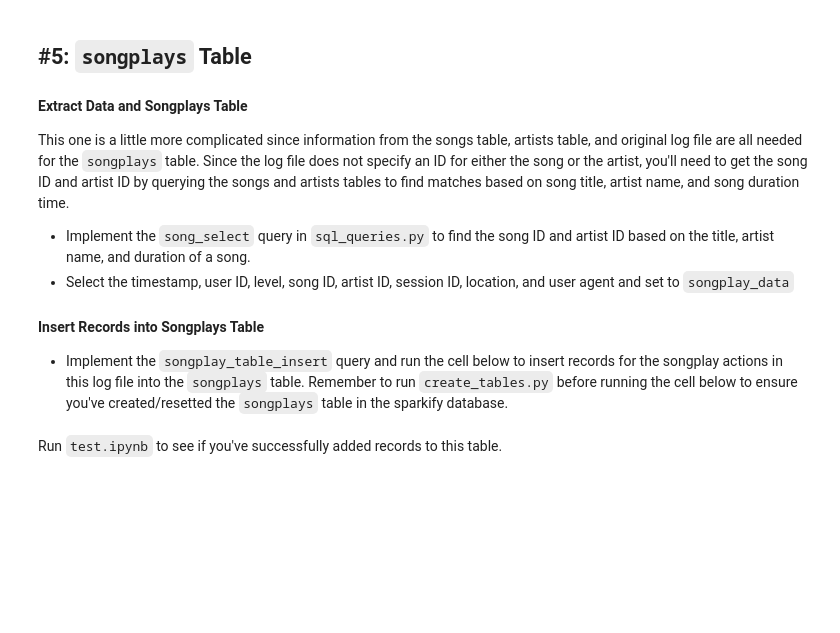
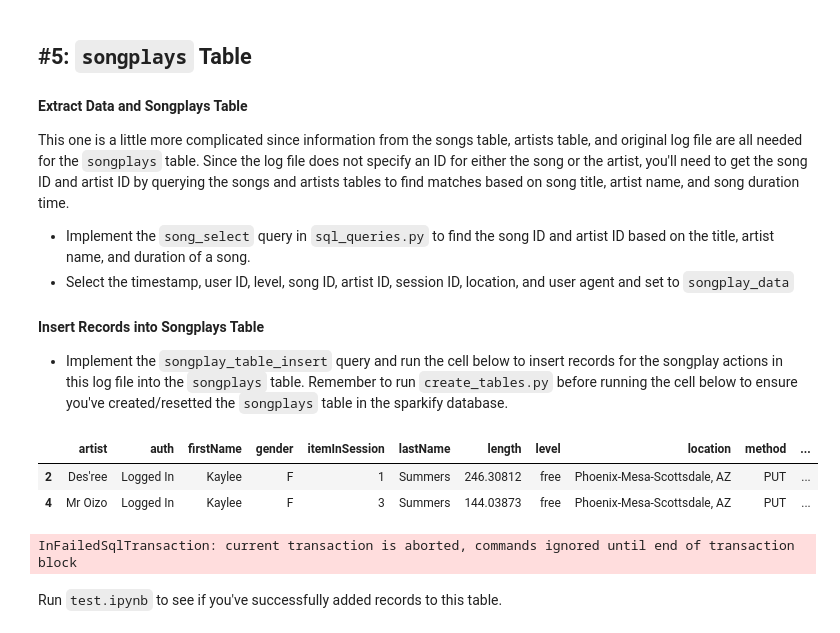
Before and after one commit to cnrd-dev/sparkify-data-model-postgress, a Jupyter notebook: etl.ipynb, the cells around one changed output. Drawn from its saved outputs; the diff is of its cells as text; code cells hidden in the pictures; blank space fills up the shorter version.

```diff
--- a/etl.ipynb
+++ b/etl.ipynb
@@ -165,6 +211,12 @@ This one is a little more complicated since information from the songs table, ar
 
 #### Insert Records into Songplays Table
 - Implement the `songplay_table_insert` query and run the cell below to insert records for the songplay actions in this log file into the `songplays` table. Remember to run `create_tables.py` before running the cell below to ensure you've created/resetted the `songplays` table in the sparkify database.
+# %%
+df.head(2)
+# %% [output]
+|  | artist | auth | firstName | gender | itemInSession | lastName | length | level | location | method | ... |
+| 2 | Des'ree | Logged In | Kaylee | F | 1 | Summers | 246.30812 | free | Phoenix-Mesa-Scottsdale, AZ | PUT | ... |
+| 4 | Mr Oizo | Logged In | Kaylee | F | 3 | Summers | 144.03873 | free | Phoenix-Mesa-Scottsdale, AZ | PUT | ... |
 # %%
 for index, row in df.iterrows():
 
@@ -178,9 +230,11 @@ for index, row in df.iterrows():
         songid, artistid = None, None
 
     # insert songplay record
-    songplay_data = ()
+    songplay_data = (row.timestamp, row.userId, row.level, songid, artistid, row.sessionId, row.location, row.userAgent)
     cur.execute(songplay_table_insert, songplay_data)
     conn.commit()
+# %% [output]
+InFailedSqlTransaction: current transaction is aborted, commands ignored until end of transaction block
 # %% [markdown]
 Run `test.ipynb` to see if you've successfully added records to this table.
 # %% [markdown]
```
Also changed, not shown: parts of 16 cells of this notebook, 3 other files.
